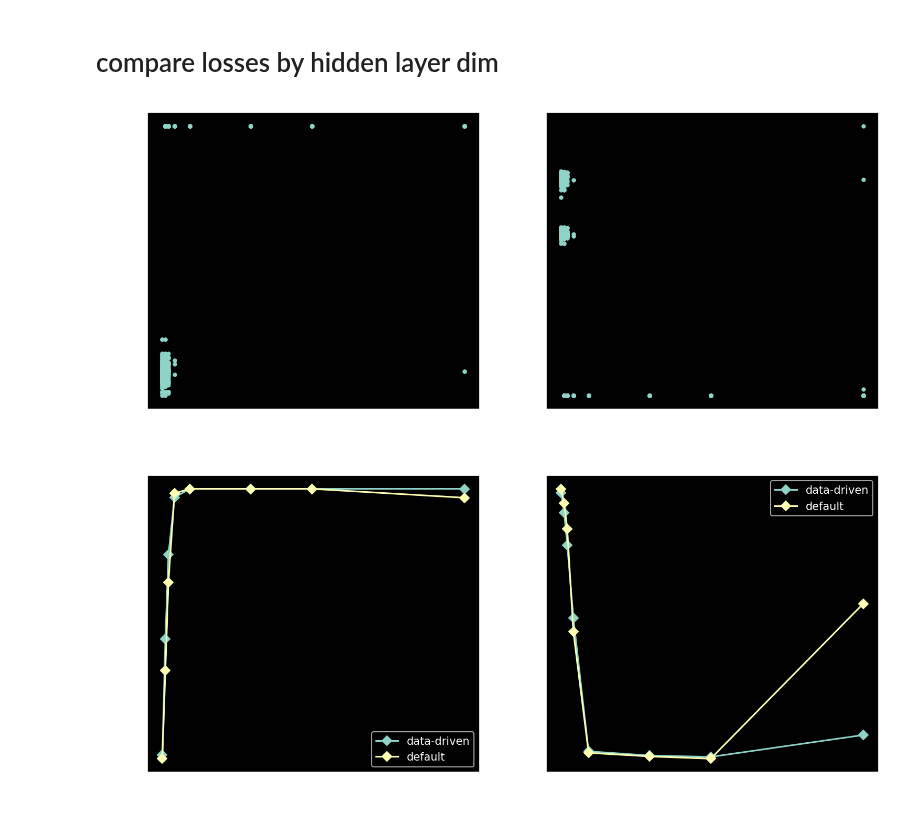
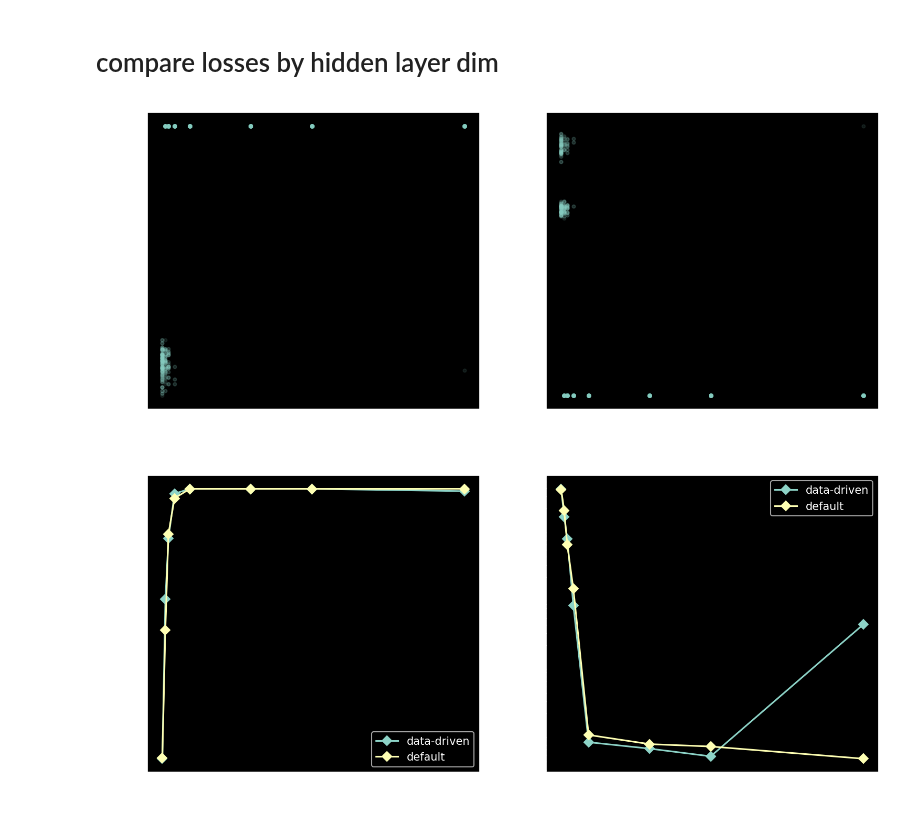
Before and after one commit to csinva/dnn-experiments, a Jupyter notebook: eda/analyze_sweeps_chandan.ipynb, the cells around one changed output. Saved outputs shown, nothing was run; the diff lists cells and outputs as text; code cells hidden in the pictures.

Commit message:
couple new plots

```diff
--- a/eda/analyze_sweeps_chandan.ipynb
+++ b/eda/analyze_sweeps_chandan.ipynb
@@ -18,3 +18,7 @@ from torch.autograd import Variable
 SAVFIG = False
 # %% [markdown]
 # load results from a directory
+# %%
+out_dir_main = '/scratch/users/vision/chandan/dl_theory/'
+print(os.listdir(out_dir_main))
+folder = 'sweep_init_d=3_centered'
@@ -21,6 +27,7 @@ SAVFIG = False
 # %%
-out_dir = '/scratch/users/vision/chandan/dl_theory/sweep_init_small_centered' # sweep_init_small
+out_dir = oj(out_dir_main, folder)
 fnames = os.listdir(out_dir)
 results_list = [pd.Series(pkl.load(open(oj(out_dir, fname), "rb"))) for fname in fnames]
-results = pd.concat(results_list, axis=1).T.convert_objects(convert_numeric=True)
+results = pd.concat(results_list, axis=1).T.infer_objects()
+results.describe()
 # %% [output]
@@ -31,20 +45,20 @@ For all other conversions use the data-type specific converters pd.to_datetime,
 # %%
 def lmplot(colx, coly, data=results, style='.', alpha=1., label=''):
     plt.plot(data[colx], data[coly], style, alpha=alpha, label=label)
 #     plt.bar(data[colx], data[coly], label=label) #, style, alpha=alpha, label=label)
     plt.xlabel(colx)
     plt.ylabel(coly)
     if label!='':
         plt.legend(loc='best')
 
 plt.figure(figsize=(12, 5), dpi=150)
 plt.subplot(121)
-lmplot('hidden1', 'max_acc')
+lmplot('hidden1', 'max_acc', alpha=0.1)
 
 plt.subplot(122)
-lmplot('hidden1', 'min_loss')
+lmplot('hidden1', 'min_loss', alpha=0.1)
 # %% [output]
-[figure, old version]
+[figure, new version]
 # %%
 max_accs_default = results[results['init']=='default'][['max_acc', 'min_loss', 'hidden1']].groupby(['hidden1']).mean().reset_index()
 max_accs_data = results[results['init']=='data-driven'][['max_acc', 'min_loss', 'hidden1']].groupby(['hidden1']).mean().reset_index()
@@ -68,5 +82,5 @@ if SAVFIG == True:
     plt.savefig('performance_vs_hidden.pdf')
 plt.show()
 # %% [output]
-[figure, old version]
+[figure, new version]
 # %%
```
Also changed, not shown: parts of 16 cells of this notebook, 1 other file.
